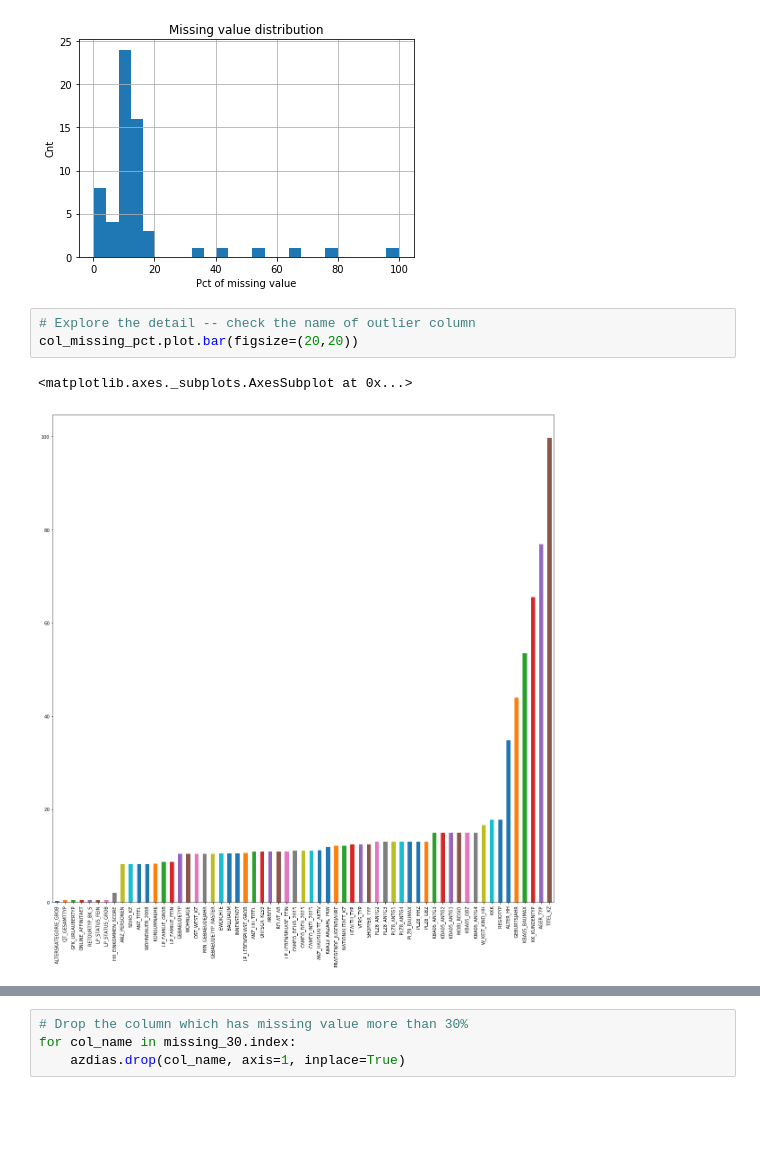
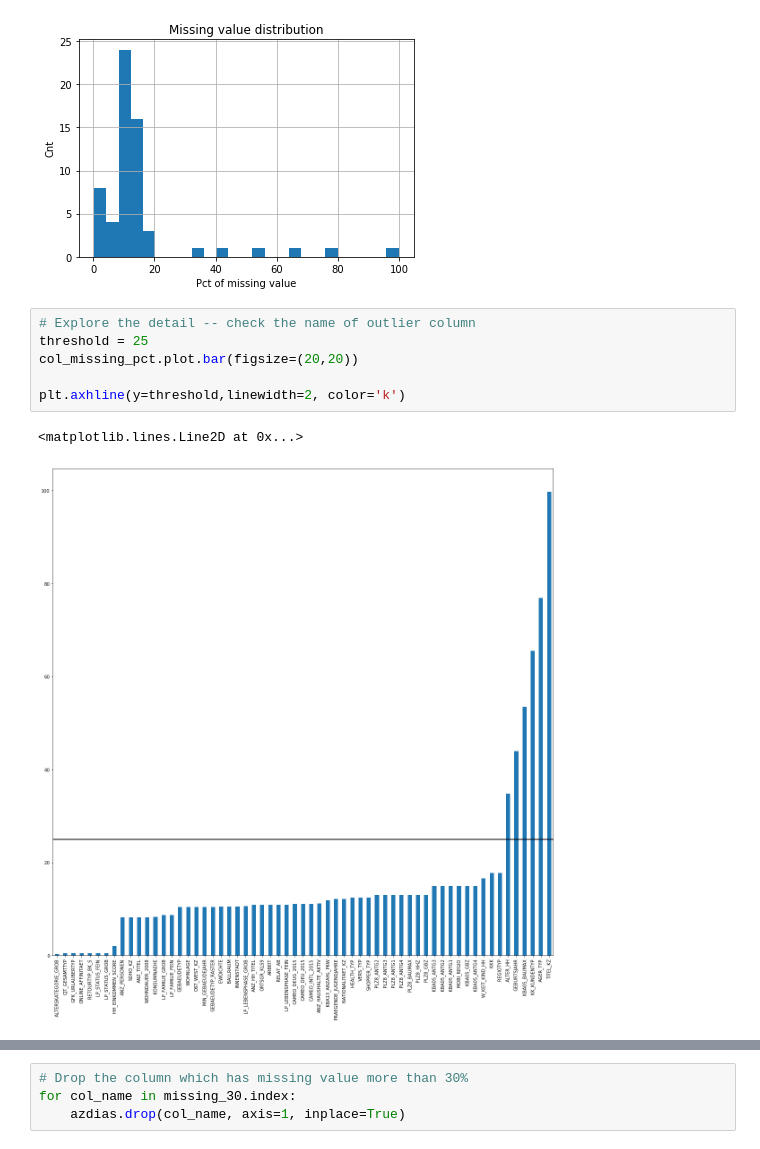
Before and after one commit to JcFreya/Creating-Customer-Segments-with-Arvato, a Jupyter notebook: Identify_Customer_Segments.ipynb, the cells around one changed output, grey strips where cells are left out. Drawn from its saved outputs; the diff is of its cells as text; blank space fills up the shorter version.

```diff
--- a/Identify_Customer_Segments.ipynb
+++ b/Identify_Customer_Segments.ipynb
@@ -169,8 +158,11 @@ plt.show()
 [figure]
 # %%
 # Explore the detail -- check the name of outlier column
+threshold = 25
 col_missing_pct.plot.bar(figsize=(20,20))
+
+plt.axhline(y=threshold,linewidth=2, color='k')
 # %% [output]
-<matplotlib.axes._subplots.AxesSubplot at 0x...>
+<matplotlib.lines.Line2D at 0x...>
-[figure, old version]
+[figure, new version]
 # %%
```
Also changed, not shown: parts of 16 cells of this notebook.
